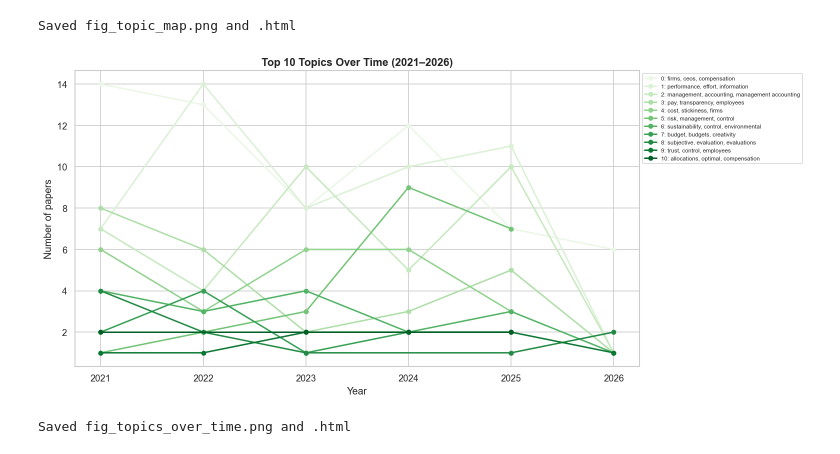
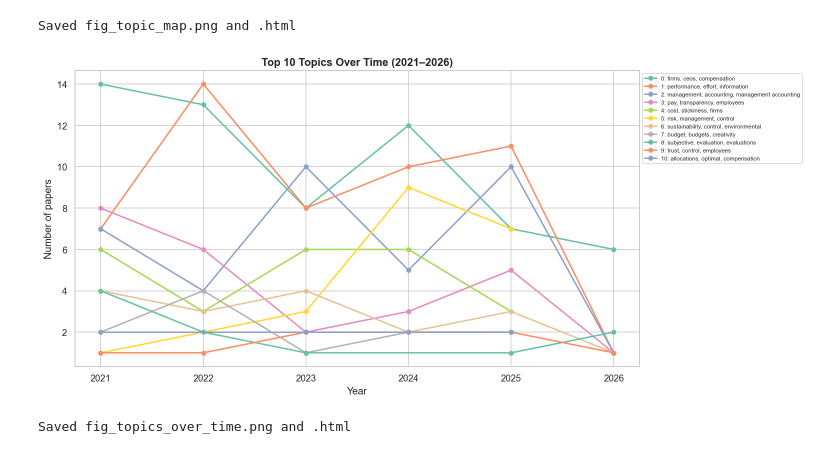
Before and after one commit to soerenssch/AFA, a Jupyter notebook: 02_Topic_modelling.ipynb, the cells around one changed output. Cells and saved outputs as stored; diff of their text form; code cells hidden in the pictures.

Commit message:
graphs + workflow

```diff
--- a/02_Topic_modelling.ipynb
+++ b/02_Topic_modelling.ipynb
@@ -1031,35 +1031,36 @@ if "Year" in df_model.columns and df_model["Year"].notna().any():
 
     # Static version
     fig_tot, ax_tot = plt.subplots(figsize=(13, 6))
-    palette_tot = sns.color_palette("Greens", n_colors=len(top10_topic_ids))
+    palette_tot = sns.color_palette("Set2", n_colors=len(top10_topic_ids))
+    # palette_tot = sns.color_palette("Greens", n_colors=len(top10_topic_ids))
     for i, tid in enumerate(top10_topic_ids):
         subset = tot[tot["topic_id"] == tid].sort_values("Year")
         lbl = f"{tid}: {get_top_keywords(tid, n=3)}"
         ax_tot.plot(subset["Year"], subset["count"],
                     marker="o", linewidth=1.8, markersize=5,
                     label=lbl, color=palette_tot[i])
     ax_tot.set_title("Top 10 Topics Over Time (2021–2026)", fontsize=13, fontweight="bold")
     ax_tot.set_xlabel("Year")
     ax_tot.set_ylabel("Number of papers")
     ax_tot.xaxis.set_major_locator(plt.MaxNLocator(integer=True))
     ax_tot.legend(fontsize=7, loc="upper left", bbox_to_anchor=(1, 1))
     plt.tight_layout()
     plt.savefig("fig_topics_over_time.png", bbox_inches="tight")
     plt.show()
 
     # Interactive version
     fig_tot_px = px.line(
         tot.sort_values(["topic_label", "Year"]),
         x="Year", y="count", color="topic_label",
         markers=True,
         title="Top 10 Topics Over Time (2021–2026)",
         labels={"count": "Papers", "topic_label": "Topic"},
         width=1100, height=600
     )
     fig_tot_px.write_html("fig_topics_over_time.html")
     print("Saved fig_topics_over_time.png and .html")
 else:
     print("'Year' column not available — skipping topics-over-time chart.")
 # %% [output]
-[figure, old version]
+[figure, new version]
 Saved fig_topics_over_time.png and .html
```
Also changed, not shown: parts of 2 cells of this notebook, 6 other files.
